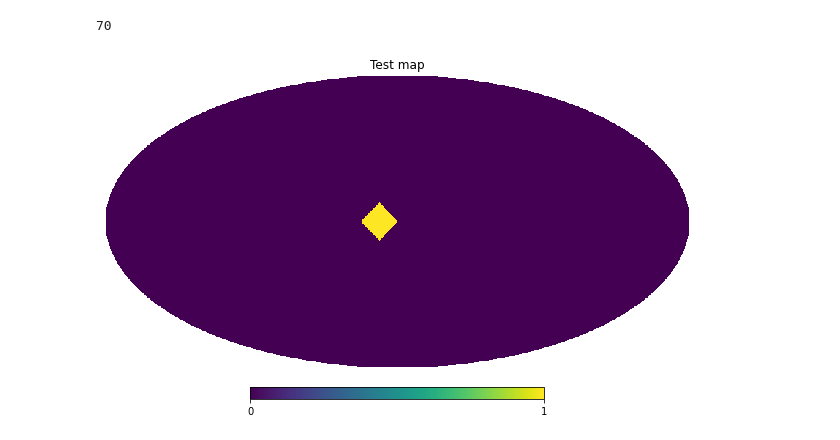
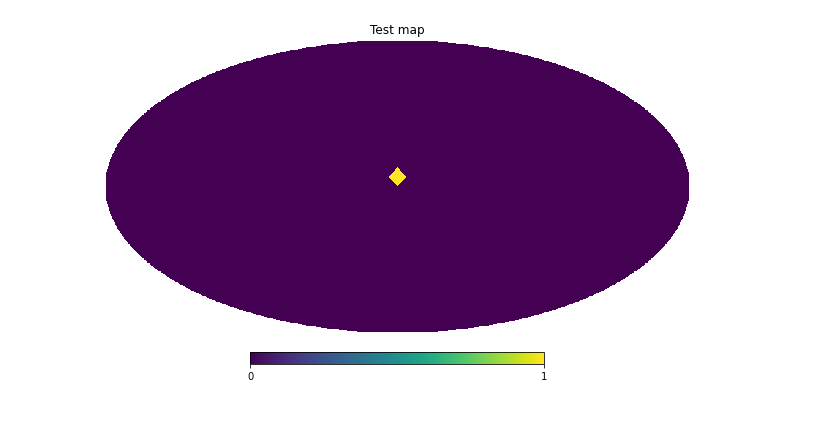
Before and after one commit to Semooretj/SURP, a Jupyter notebook: testing_superpix.ipynb, the cells around one changed output. Drawn from its saved outputs; the diff is of its cells as text; code cells hidden in the pictures.

Commit message:
updated function parameters; superpixel position easier to change

```diff
--- a/testing_superpix.ipynb
+++ b/testing_superpix.ipynb
@@ -7,20 +7,21 @@ import superpixel_rotations as sr
 # %%
 """ Generate test data"""
 # Set nside
-higher_nside = 8
+higher_nside = 16
 lower_nside = higher_nside/2
 # Calculate number of pixels in superpixel side
 side = higher_nside/lower_nside
 # Test data
 npix = hp.nside2npix(higher_nside)
 data = np.zeros(npix)
-# Get and change data of a superpixel near center
-center_pix = hp.vec2pix(int(lower_nside),1,0,0, nest = True)
-data[int((center_pix)*side**2):int((center_pix+1)*side**2)] = 1
+# Set superpixel position
+position = [0,0]
+# Get and change data of a superpixel
+super_pix = hp.ang2pix(int(lower_nside),position[0],position[1], nest = True, lonlat=True)
+data[int((super_pix)*side**2):int((super_pix+1)*side**2)] = 1
 hp.mollview(data,nest = True, title='Test map')
 # %% [output]
-70
-[figure, old version]
+[figure, new version]
 # %%
 # Get positions for shifts
 pos = sr.get_unique_positions(lower_nside,higher_nside)
```
Also changed, not shown: parts of 1 cell of this notebook, 1 other file.
